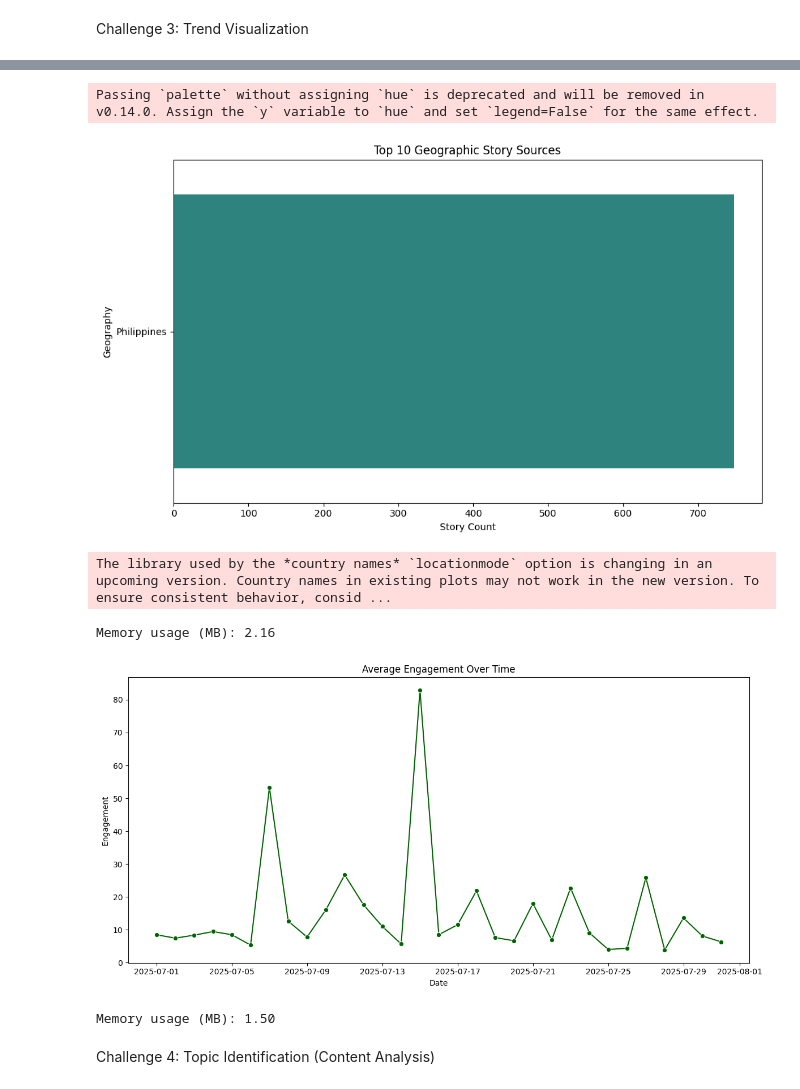
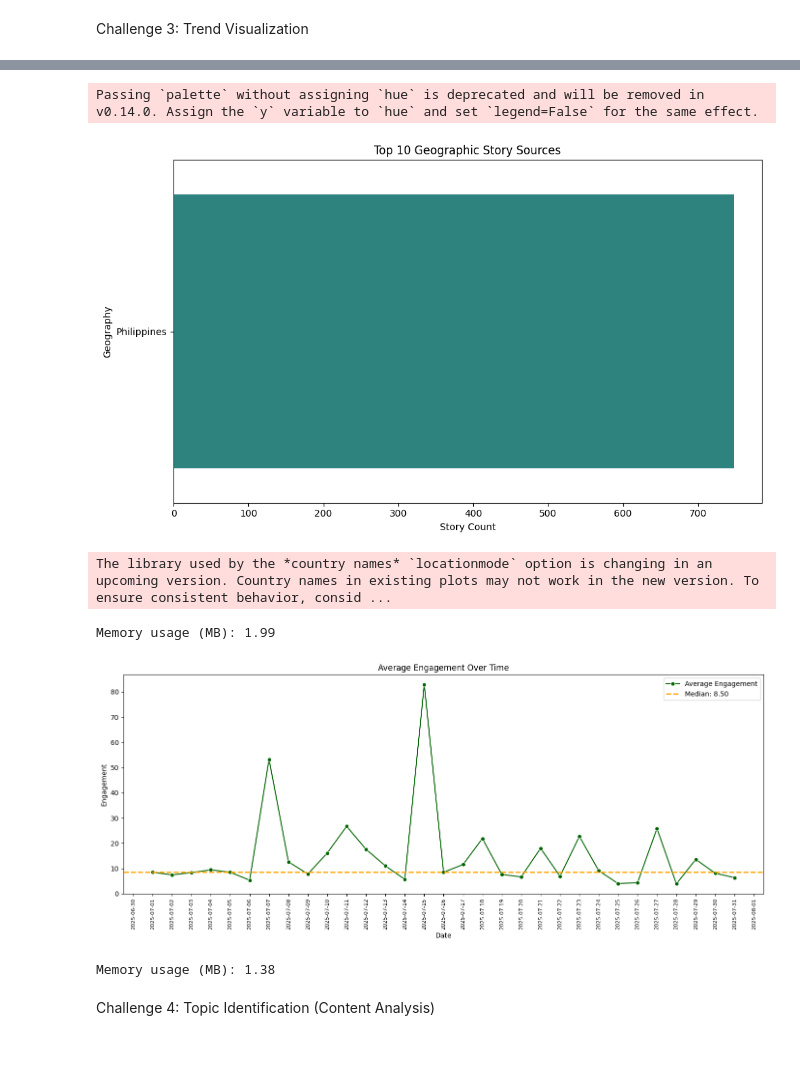
Before and after one commit to joseph-tupaen/rdbMAHackathon, a Jupyter notebook: main.ipynb, the cells around one changed output, grey strips where cells are left out. Saved outputs shown, nothing was run; the diff lists cells and outputs as text; code cells hidden in the pictures; blank space fills up the shorter version.

```diff
--- a/main.ipynb
+++ b/main.ipynb
@@ -228,6 +228,7 @@ output_filename = os.path.join(output_dir, f"Cleaned_Streaming_Data_{timestamp}.
 # Export to CSV
 df_unique_clean.to_csv(output_filename, index=False)
 print(f"✓ Cleaned dataset exported to: {output_filename}")
+df_final = df_unique_clean
 
 # -----------------------------------------------------------------------------
 # Final Status Report
@@ -503,43 +550,62 @@ del df_geo
 Passing `palette` without assigning `hue` is deprecated and will be removed in v0.14.0. Assign the `y` variable to `hue` and set `legend=False` for the same effect.
 [figure]
 The library used by the *country names* `locationmode` option is changing in an upcoming version. Country names in existing plots may not work in the new version. To ensure consistent behavior, consid ...
-Memory usage (MB): 2.16
+Memory usage (MB): 1.99
 # %%
 # ---------------------------------------------
 # Challenge 3: Engagement Metrics Over Time (Optimized for Large Datasets)
 # ---------------------------------------------
 # This cell visualizes average engagement over time, using efficient filtering and aggregation.
 # Optimization: Vectorized groupby, memory management.
 
 # Use the cleaned DataFrame for all analysis
 df = df_final
 
 # 1. Efficient Filtering: Only keep stories with valid engagement and dates
 df_engagement = df[df['Engagement'].notnull() & df['Parsed Date'].notnull()]
 
 engagement_daily = df_engagement.groupby('Parsed Date')['Engagement'].mean()
-plt.figure(figsize=(12,6))
-sns.lineplot(x=engagement_daily.index, y=engagement_daily.values, marker='o', color='darkgreen')
+# Remove 08-01 from the date index if present
+engagement_daily = engagement_daily[~(engagement_daily.index.strftime('%m-%d') == '08-01')]
+# Ensure all dates are shown on the x-axis
+# Create a complete date range from min to max date
+date_range = pd.date_range(start=engagement_daily.index.min(), end=engagement_daily.index.max(), freq='D')
+engagement_daily = engagement_daily.reindex(date_range, fill_value=0)
+
+plt.figure(figsize=(14,6))
+sns.lineplot(x=engagement_daily.index, y=engagement_daily.values, marker='o', color='darkgreen', label='Average Engagement')
 plt.title('Average Engagement Over Time')
 plt.xlabel('Date')
 plt.ylabel('Engagement')
+# Set major ticks for every day and minor ticks for better granularity
+plt.xticks(rotation=90, ha='center', fontsize=8)
+plt.gca().xaxis.set_major_locator(plt.matplotlib.dates.DayLocator())
+plt.gca().xaxis.set_minor_locator(plt.matplotlib.dates.AutoDateLocator())
+plt.gca().xaxis.set_major_formatter(plt.matplotlib.dates.DateFormatter('%Y-%m-%d'))
+plt.gca().tick_params(axis='x', which='minor', length=4, color='gray')
+# Add median line
+median_value = np.median(engagement_daily.values)
+plt.axhline(median_value, color='orange', linestyle='--', linewidth=2, label=f'Median: {median_value:.2f}')
+plt.legend()
 plt.tight_layout()
 plt.show()
 
 import plotly.express as px
 fig = px.line(x=engagement_daily.index, y=engagement_daily.values,
               title='Average Engagement Over Time',
               labels={'x': 'Date', 'y': 'Engagement'})
-fig.update_layout(template='plotly_white')
+# Add median line to plotly
+fig.add_hline(y=median_value, line_dash='dash', line_color='orange', annotation_text=f'Median: {median_value:.2f}', annotation_position='top left')
+fig.update_layout(template='plotly_white', xaxis=dict(tickangle=90, tickmode='array', tickvals=list(engagement_daily.index), ticktext=[d.strftime('%Y-%m-%d') for d in engagement_daily.index]))
 fig.show()
 
 # Memory usage monitoring and cleanup
 import sys
 print(f"Memory usage (MB): {sys.getsizeof(df_engagement) / 1e6:.2f}")
 del df_engagement
 # %% [output]
-[figure, old version]
+[figure, new version]
-Memory usage (MB): 1.50
+Memory usage (MB): 1.38
 # %% [markdown]
 Challenge 4: Topic Identification (Content Analysis)
 # %%
```
Also changed, not shown: parts of 8 cells of this notebook, 1 other file.
